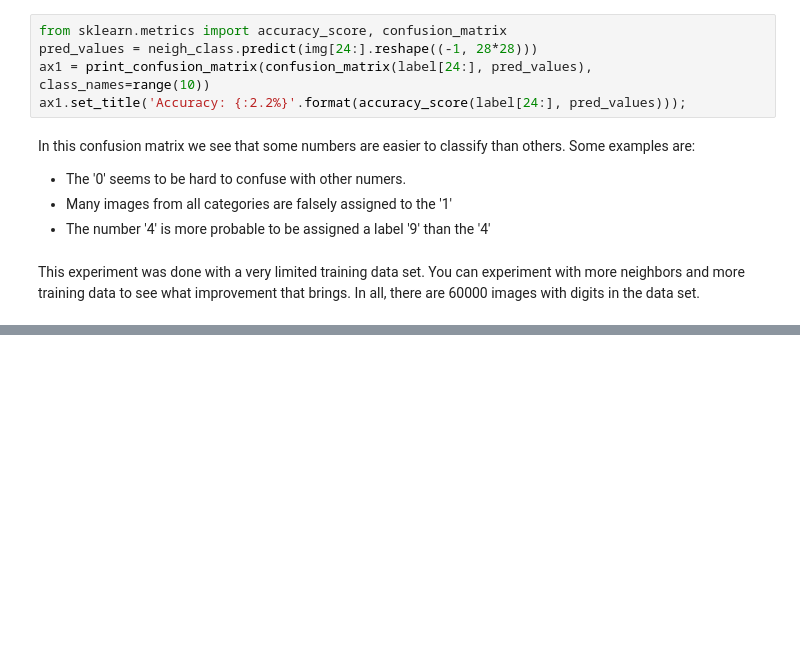
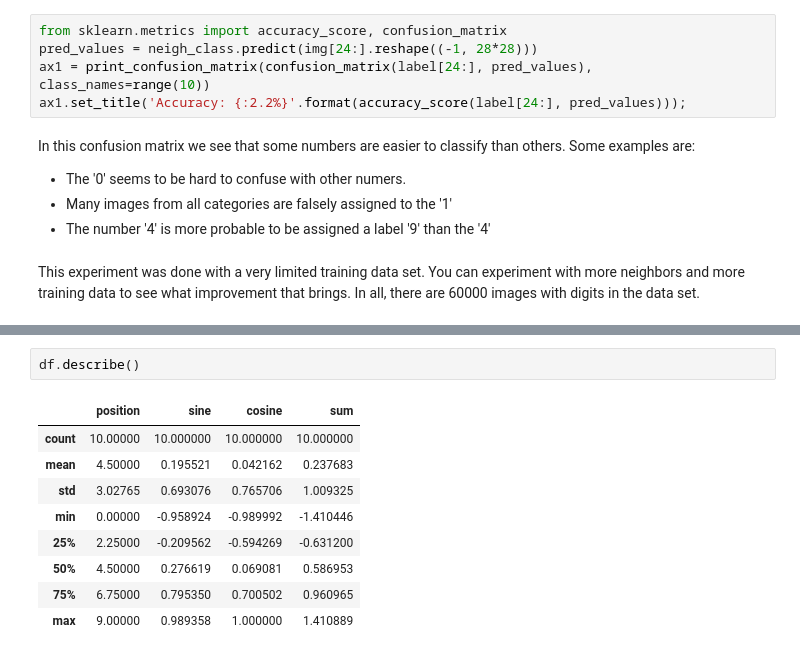
Before and after one commit to ImagingLectures/Quantitative-Big-Imaging-2024, a Jupyter notebook: Lectures/Lecture-02/02-Datasets.ipynb, the cells around one changed output, grey strips where cells are left out. Saved outputs shown, nothing was run; the diff lists cells and outputs as text; blank space fills up the shorter version.

```diff
--- a/Lectures/Lecture-02/02-Datasets.ipynb
+++ b/Lectures/Lecture-02/02-Datasets.ipynb
@@ -1223,0 +1403,12 @@ This experiment was done with a very limited training data set. You can experime
+# %%
+df.describe()
+# %% [output]
+|  | position | sine | cosine | sum |
+| count | 10.00000 | 10.000000 | 10.000000 | 10.000000 |
+| mean | 4.50000 | 0.195521 | 0.042162 | 0.237683 |
+| std | 3.02765 | 0.693076 | 0.765706 | 1.009325 |
+| min | 0.00000 | -0.958924 | -0.989992 | -1.410446 |
+| 25% | 2.25000 | -0.209562 | -0.594269 | -0.631200 |
+| 50% | 4.50000 | 0.276619 | 0.069081 | 0.586953 |
+| 75% | 6.75000 | 0.795350 | 0.700502 | 0.960965 |
+| max | 9.00000 | 0.989358 | 1.000000 | 1.410889 |
```
Also changed, not shown: parts of 52 cells of this notebook, 7 other files.
